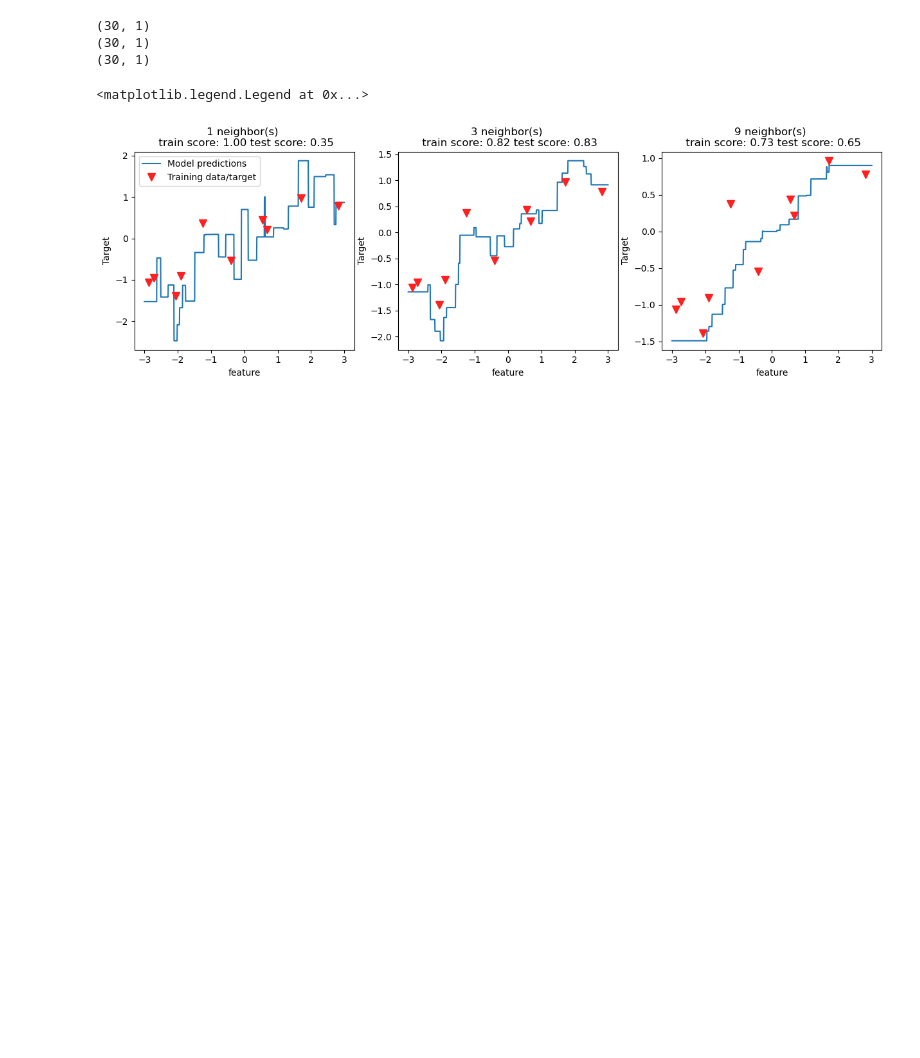
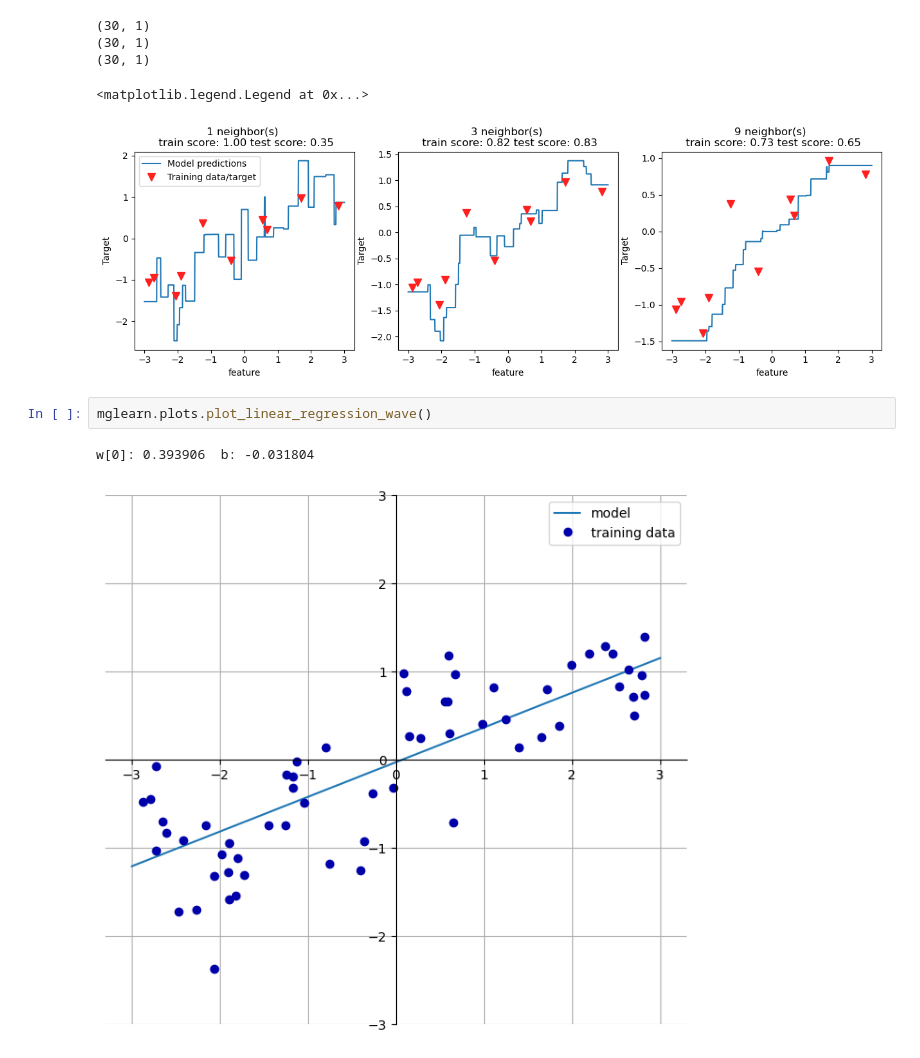
Before and after one commit to sukesantsu0930/AI_practice, a Jupyter notebook: scikit_learn_textbook.ipynb, the cells around one changed output. Drawn from its saved outputs; the diff is of its cells as text; blank space fills up the shorter version.

```diff
--- a/scikit_learn_textbook.ipynb
+++ b/scikit_learn_textbook.ipynb
@@ -332,3 +332,8 @@ axes[0].legend(["Model predictions","Training data/target","Test data/target"],l
 (30, 1)
 <matplotlib.legend.Legend at 0x...>
 [figure]
+# %%
+mglearn.plots.plot_linear_regression_wave()
+# %% [output]
+w[0]: 0.393906  b: -0.031804
+[figure, added]
```
Also changed, not shown: parts of 16 cells of this notebook, 52 other files.
